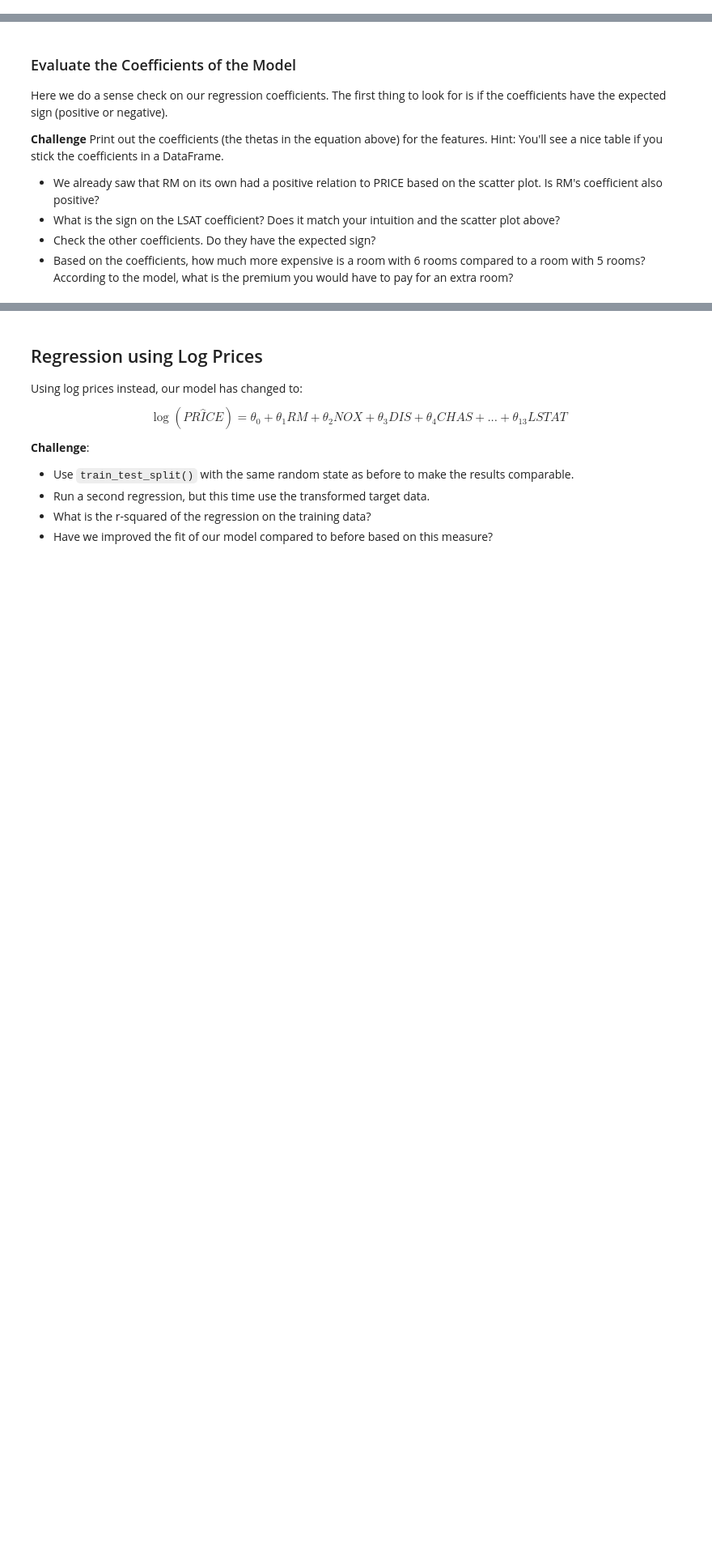
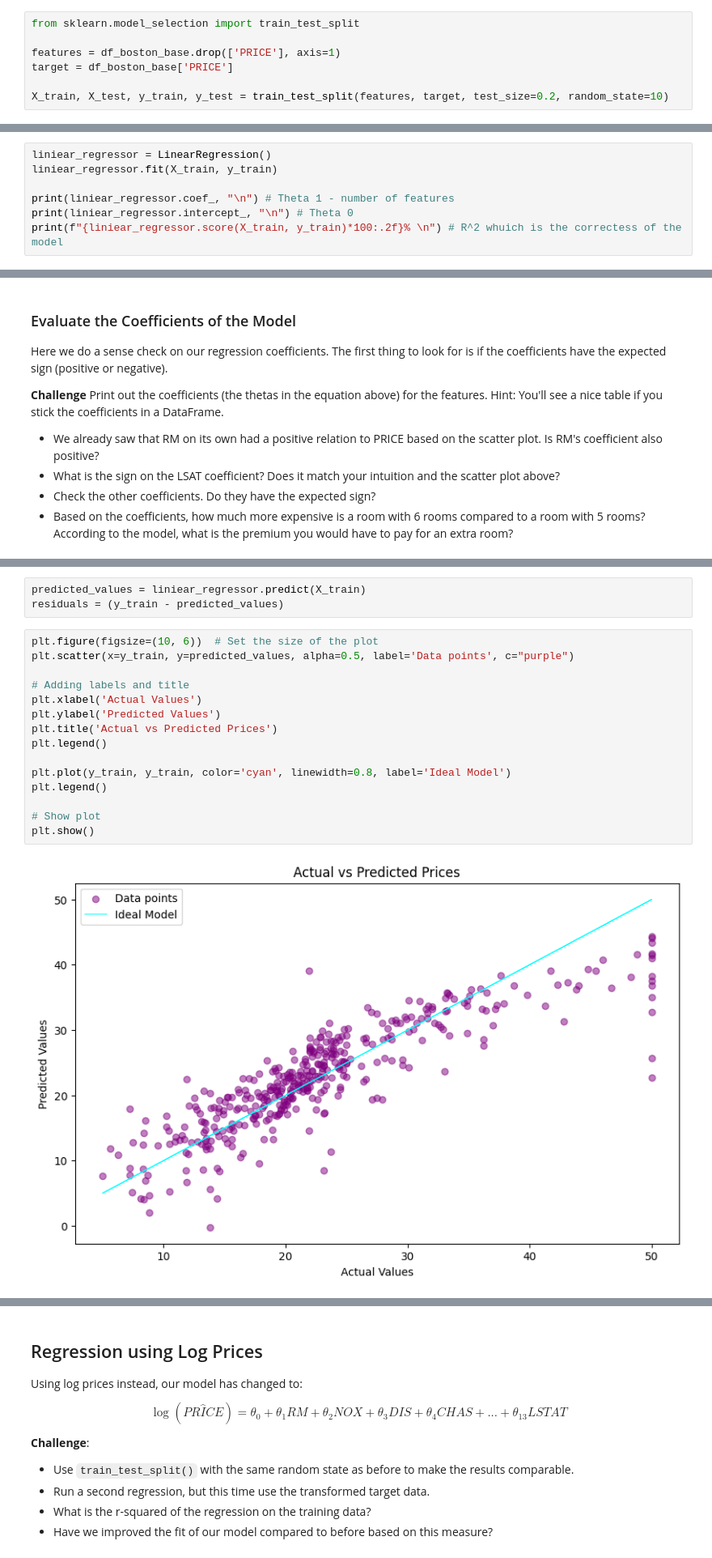
Before and after one commit to KenkiCZ/google_notebooks, a Jupyter notebook: C108_multivariable_regression.ipynb, the cells around one changed output, grey strips where cells are left out. Shown at 81% size. Saved outputs shown, nothing was run; the diff lists cells and outputs as text; blank space fills up the shorter version.

Commit message:
Created Linear Regression for Our Model

```diff
--- a/C108_multivariable_regression.ipynb
+++ b/C108_multivariable_regression.ipynb
@@ -489,3 +489,10 @@ We *can't* use all 506 entries in our dataset to train our model. The reason is
 
 
 Hint: Remember, your **target** is your home PRICE, and your **features** are all the other columns you'll use to predict the price.
+# %%
+from sklearn.model_selection import train_test_split
+
+features = df_boston_base.drop(['PRICE'], axis=1)
+target = df_boston_base['PRICE']
+
+X_train, X_test, y_train, y_test = train_test_split(features, target, test_size=0.2, random_state=10)
@@ -501,3 +519,10 @@ $$ PR \hat ICE = \theta _0 + \theta _1 RM + \theta _2 NOX + \theta _3 DIS + \the
 **Challenge**
 
 Use sklearn to run the regression on the training dataset. How high is the r-squared for the regression on the training data?
+# %%
+liniear_regressor = LinearRegression()
+liniear_regressor.fit(X_train, y_train)
+
+print(liniear_regressor.coef_, "\n") # Theta 1 - number of features
+print(liniear_regressor.intercept_, "\n") # Theta 0
+print(f"{liniear_regressor.score(X_train, y_train)*100:.2f}% \n") # R^2 whuich is the correctess of the model
@@ -534,3 +590,23 @@ The cyan line in the middle shows `y_train` against `y_train`. If the prediction
 The second plot should be the residuals against the predicted prices. Here's what we're looking for:
 
 <img src=https://i.imgur.com/HphsBsj.png height=350>
+# %%
+predicted_values = liniear_regressor.predict(X_train)
+residuals = (y_train - predicted_values)
+# %%
+plt.figure(figsize=(10, 6))  # Set the size of the plot
+plt.scatter(x=y_train, y=predicted_values, alpha=0.5, label='Data points', c="purple")
+
+# Adding labels and title
+plt.xlabel('Actual Values')
+plt.ylabel('Predicted Values')
+plt.title('Actual vs Predicted Prices')
+plt.legend()
+
+plt.plot(y_train, y_train, color='cyan', linewidth=0.8, label='Ideal Model')
+plt.legend()
+
+# Show plot
+plt.show()
+# %% [output]
+[figure, added]
```
Also changed, not shown: parts of 10 cells of this notebook.
